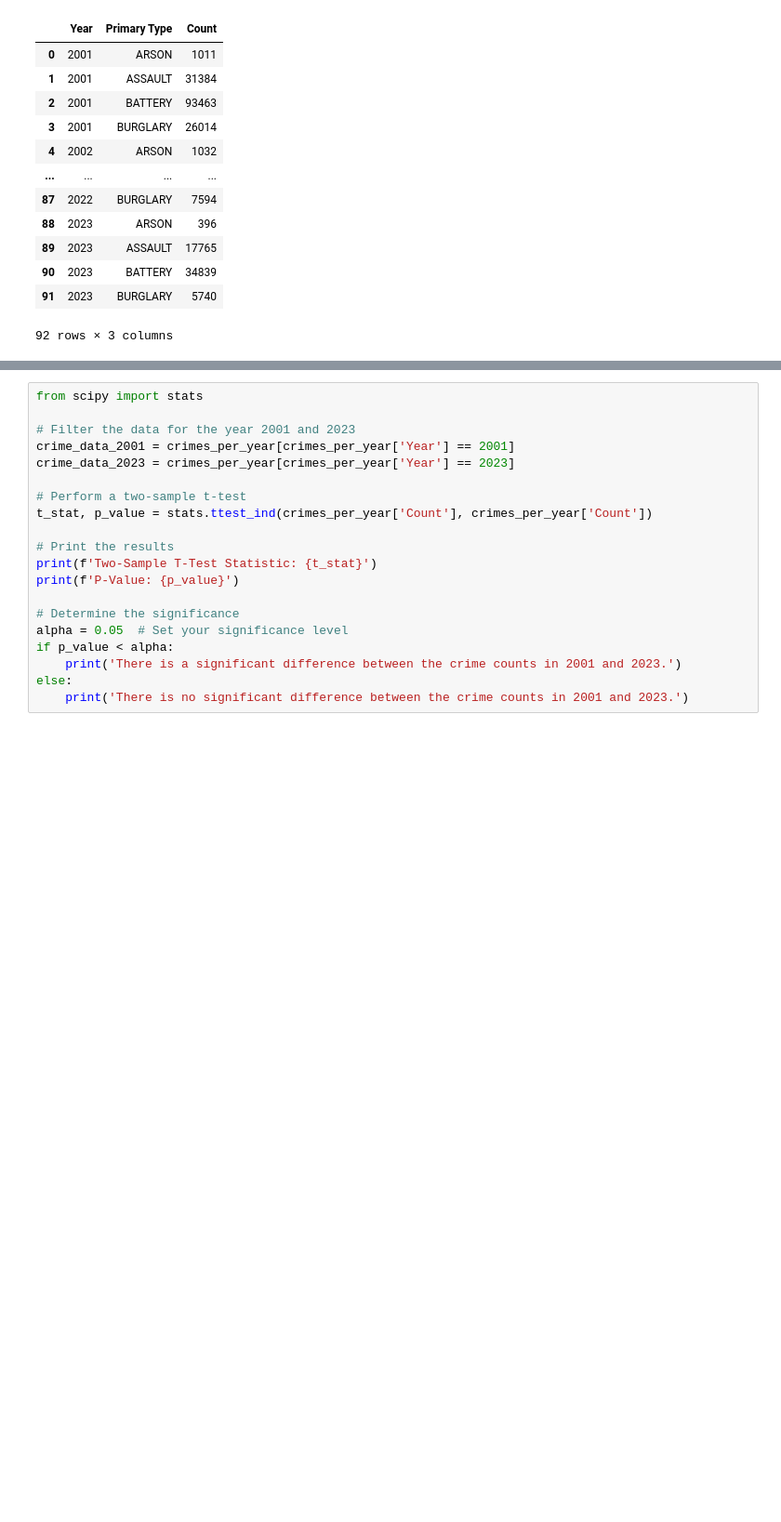
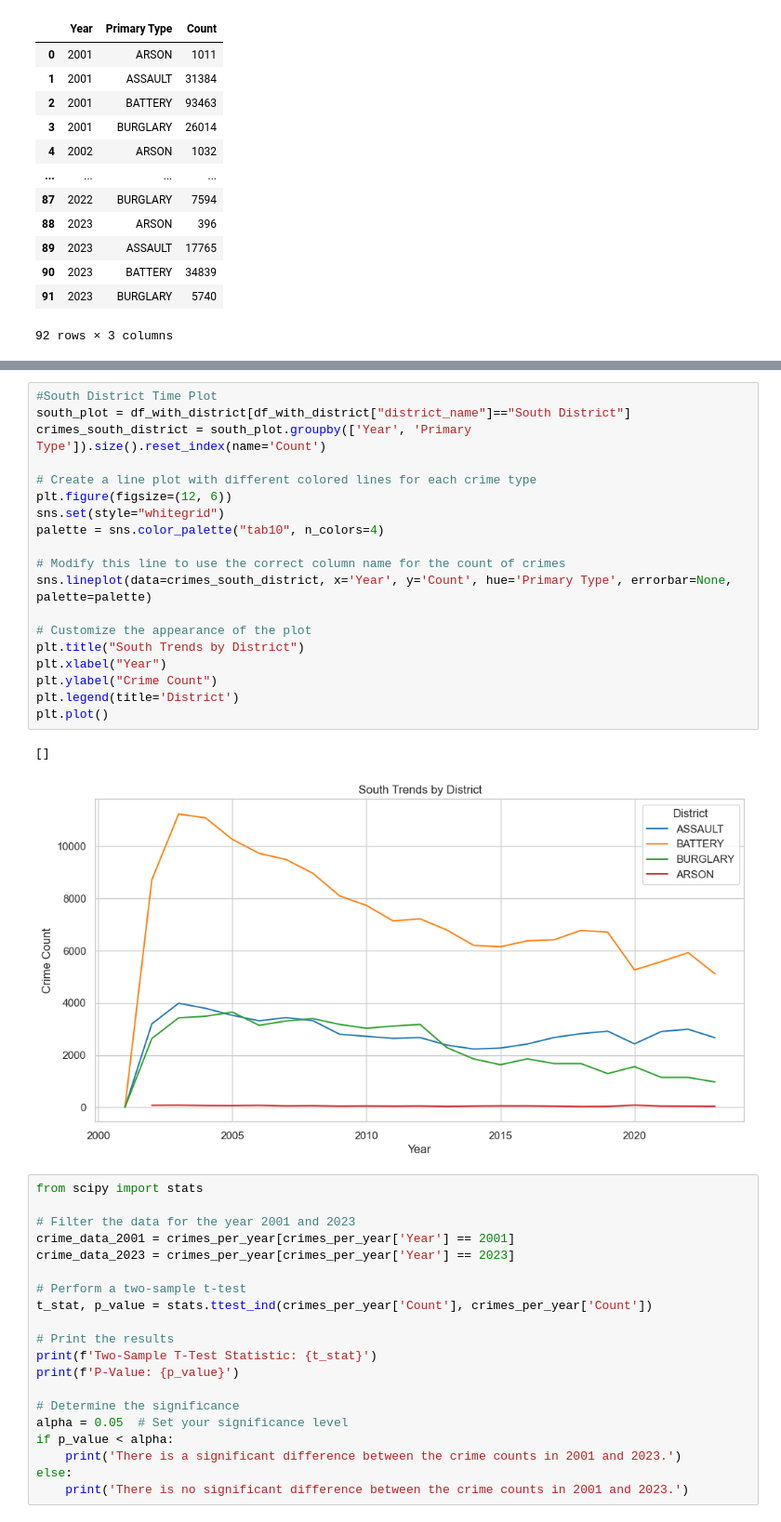
Before and after one commit to NathanRosse/Project1, a Jupyter notebook: hotspots.ipynb, the cells around one changed output, grey strips where cells are left out. Shown: that part at 93% size. Drawn from its saved outputs; the diff is of its cells as text; blank space fills up the shorter version.

```diff
--- a/hotspots.ipynb
+++ b/hotspots.ipynb
@@ -299,3 +359,25 @@ plt.show()
+# %%
+#South District Time Plot
+south_plot = df_with_district[df_with_district["district_name"]=="South District"]
+crimes_south_district = south_plot.groupby(['Year', 'Primary Type']).size().reset_index(name='Count')
+
+# Create a line plot with different colored lines for each crime type
+plt.figure(figsize=(12, 6))
+sns.set(style="whitegrid")
+palette = sns.color_palette("tab10", n_colors=4)
+
+# Modify this line to use the correct column name for the count of crimes
+sns.lineplot(data=crimes_south_district, x='Year', y='Count', hue='Primary Type', errorbar=None, palette=palette)
+
+# Customize the appearance of the plot
+plt.title("South Trends by District")
+plt.xlabel("Year")
+plt.ylabel("Crime Count")
+plt.legend(title='District')
+plt.plot()
+# %% [output]
+[]
+[figure, added]
 # %%
 from scipy import stats
 
```
Also changed, not shown: parts of 12 cells of this notebook, 3 other files.
